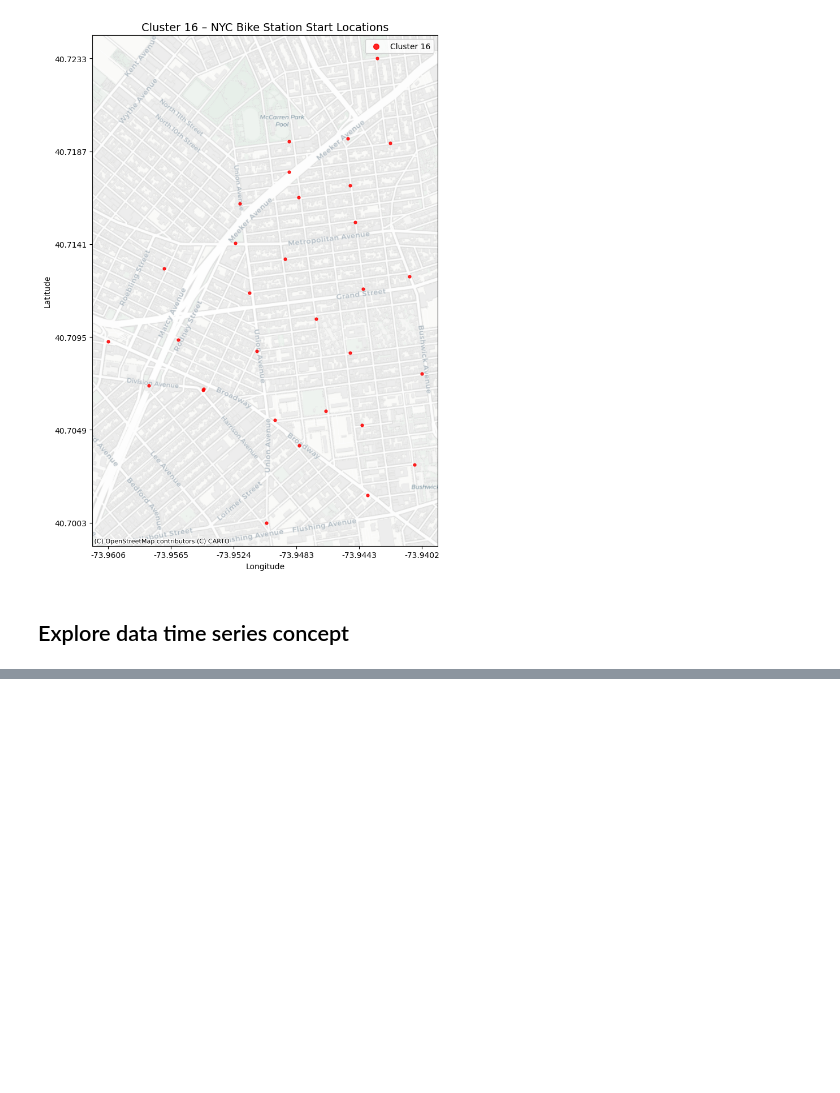
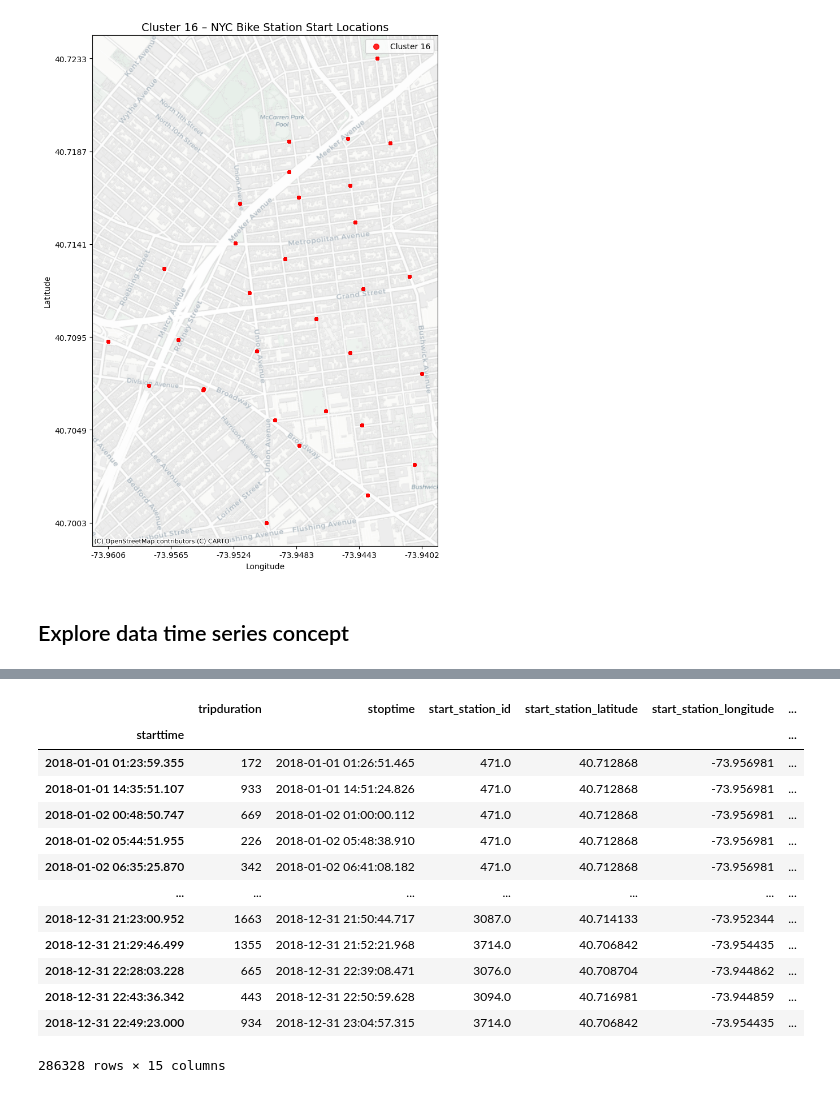
Before and after one commit to katrinemariepedersen/Business_analytics_project, a Jupyter notebook: Load_of_dat.ipynb, the cells around one changed output, grey strips where cells are left out. Drawn from its saved outputs; the diff is of its cells as text; code cells hidden in the pictures; blank space fills up the shorter version.

```diff
--- a/Load_of_dat.ipynb
+++ b/Load_of_dat.ipynb
@@ -524,0 +442,18 @@ NameError: name 'cluster_16_df' is not defined
+# %%
+cluster_16_df = cluster_16_df.set_index('starttime')
+cluster_16_df
+# %% [output]
+|  | tripduration | stoptime | start_station_id | start_station_latitude | start_station_longitude | ... |
+| starttime |  |  |  |  |  | ... |
+| 2018-01-01 01:23:59.355 | 172 | 2018-01-01 01:26:51.465 | 471.0 | 40.712868 | -73.956981 | ... |
+| 2018-01-01 14:35:51.107 | 933 | 2018-01-01 14:51:24.826 | 471.0 | 40.712868 | -73.956981 | ... |
+| 2018-01-02 00:48:50.747 | 669 | 2018-01-02 01:00:00.112 | 471.0 | 40.712868 | -73.956981 | ... |
+| 2018-01-02 05:44:51.955 | 226 | 2018-01-02 05:48:38.910 | 471.0 | 40.712868 | -73.956981 | ... |
+| 2018-01-02 06:35:25.870 | 342 | 2018-01-02 06:41:08.182 | 471.0 | 40.712868 | -73.956981 | ... |
+| ... | ... | ... | ... | ... | ... | ... |
+| 2018-12-31 21:23:00.952 | 1663 | 2018-12-31 21:50:44.717 | 3087.0 | 40.714133 | -73.952344 | ... |
+| 2018-12-31 21:29:46.499 | 1355 | 2018-12-31 21:52:21.968 | 3714.0 | 40.706842 | -73.954435 | ... |
+| 2018-12-31 22:28:03.228 | 665 | 2018-12-31 22:39:08.471 | 3076.0 | 40.708704 | -73.944862 | ... |
+| 2018-12-31 22:43:36.342 | 443 | 2018-12-31 22:50:59.628 | 3094.0 | 40.716981 | -73.944859 | ... |
+| 2018-12-31 22:49:23.000 | 934 | 2018-12-31 23:04:57.315 | 3714.0 | 40.706842 | -73.954435 | ... |
+286328 rows × 15 columns
```
Also changed, not shown: parts of 11 cells of this notebook.
